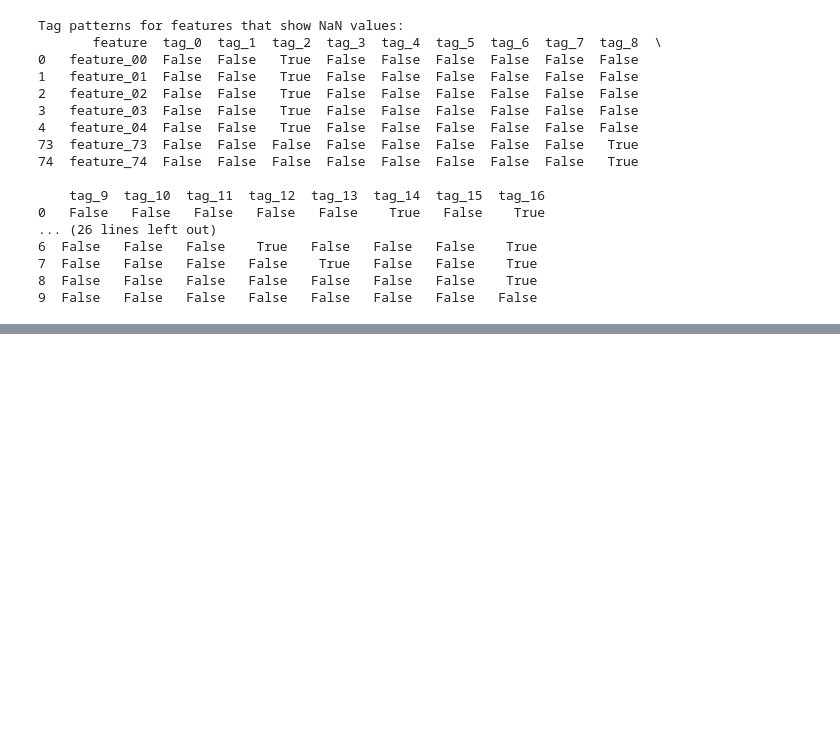
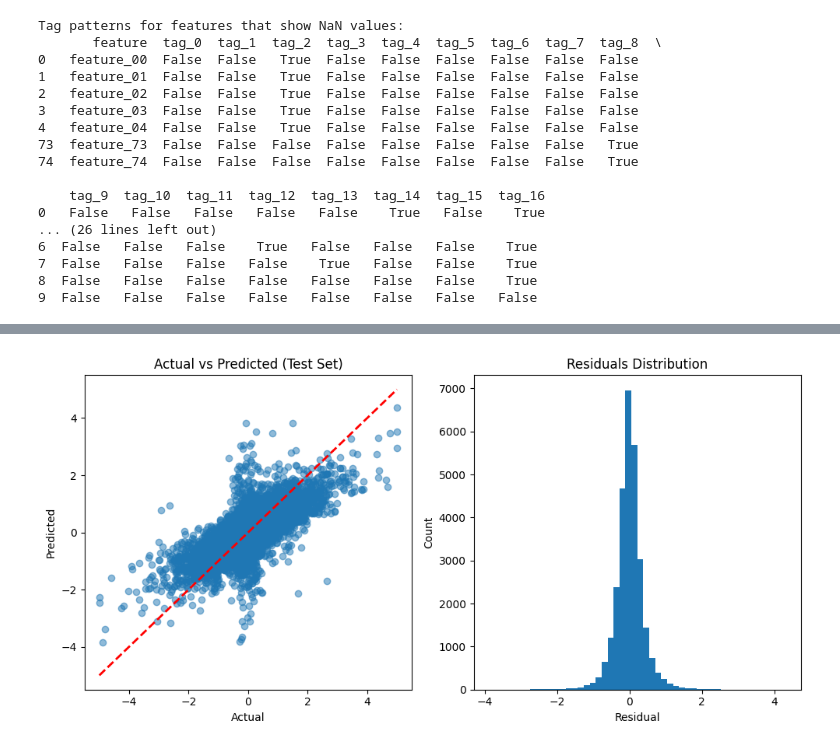
Before and after one commit to SaumikDana/kaggle_jane_street_problem, a Jupyter notebook: data.ipynb, the cells around one changed output, grey strips where cells are left out. Cells and saved outputs as stored; diff of their text form; code cells hidden in the pictures; blank space fills up the shorter version.

```diff
--- a/data.ipynb
+++ b/data.ipynb
@@ -199,6 +216,13 @@ if __name__ == "__main__":
 [figure]
 [figure]
 # %%
+import pandas as pd
+import numpy as np
+from sklearn.model_selection import train_test_split
+from sklearn.linear_model import LinearRegression
+from sklearn.metrics import mean_squared_error, r2_score
+import matplotlib.pyplot as plt
+
 def prepare_regression_data(features, responders, target):
     """
     Prepare X and y for regression by:
@@ -207,8 +231,17 @@ def prepare_regression_data(features, responders, target):
     3. Aligning with target
     """
     # Get clean features (no NaN)
-    clean_features = features.loc[:, ~features.isna().any()]
+    clean_features = features.loc[:, ~features.isna().any()].reset_index(drop=True)
+    responders = responders.reset_index(drop=True)
+    target = target.reset_index(drop=True)
+
     print(f"Number of clean features: {len(clean_features.columns)}")
+
+    # Make sure all have same length
+    min_len = min(len(clean_features), len(responders), len(target))
+    clean_features = clean_features.iloc[:min_len]
+    responders = responders.iloc[:min_len]
+    target = target.iloc[:min_len]
 
     # Combine clean features and responders for X
     X = pd.concat([clean_features, responders], axis=1)
@@ -224,3 +257,73 @@ def prepare_regression_data(features, responders, target):
     print("Responders:", responders.columns[:5].tolist())
 
     return X, y
+
+def train_and_evaluate_model(X, y):
+    """
+    Train a linear regression model and evaluate its performance
+    """
+    # Split data into train and test sets
+    X_train, X_test, y_train, y_test = train_test_split(X, y, test_size=0.2, random_state=42)
+    print("Train/Test split sizes:")
+    print(f"X_train: {X_train.shape}")
+    print(f"X_test: {X_test.shape}")
+
+    # Train model
+    model = LinearRegression()
+    model.fit(X_train, y_train)
+
+    # Make predictions
+    y_train_pred = model.predict(X_train)
+    y_test_pred = model.predict(X_test)
+
+    # Calculate metrics
+    train_mse = mean_squared_error(y_train, y_train_pred)
+    test_mse = mean_squared_error(y_test, y_test_pred)
+    train_r2 = r2_score(y_train, y_train_pred)
+    test_r2 = r2_score(y_test, y_test_pred)
+
+    print("\nModel Performance:")
+    print(f"Train MSE: {train_mse:.4f}")
+    print(f"Test MSE: {test_mse:.4f}")
+    print(f"Train R²: {train_r2:.4f}")
+    print(f"Test R²: {test_r2:.4f}")
+
+    # Plot actual vs predicted for test set
+    plt.figure(figsize=(10, 5))
+
+    # First subplot: Actual vs Predicted scatter
+    plt.subplot(1, 2, 1)
+    plt.scatter(y_test, y_test_pred, alpha=0.5)
+    plt.plot([y_test.min(), y_test.max()], [y_test.min(), y_test.max()], 'r--', lw=2)
+    plt.xlabel('Actual')
+    plt.ylabel('Predicted')
+    plt.title('Actual vs Predicted (Test Set)')
+
+    # Second subplot: Residuals
+    plt.subplot(1, 2, 2)
+    residuals = y_test - y_test_pred
+    plt.hist(residuals, bins=50)
+    plt.xlabel('Residual')
+    plt.ylabel('Count')
+    plt.title('Residuals Distribution')
+
+    plt.tight_layout()
+    plt.show()
+
+    return model
+
+# Example usage
+if __name__ == "__main__":
+    # Load data
+    df = pd.read_parquet("train.parquet/partition_id=0/part-0.parquet")
+    symbol_id = df['symbol_id'].unique()[0]
+
+    # Create time series
+    features, responders, target = create_timeseries_for_symbol(df, symbol_id)
+
+    # Prepare regression data
+    X, y = prepare_regression_data(features, responders, target)
+
+    # Train and evaluate model
+    model = train_and_evaluate_model(X, y)
+# %% [output]
@@ -226,0 +347 @@ def prepare_regression_data(features, responders, target):
+[figure, added]
```
Also changed, not shown: parts of 4 cells of this notebook.
